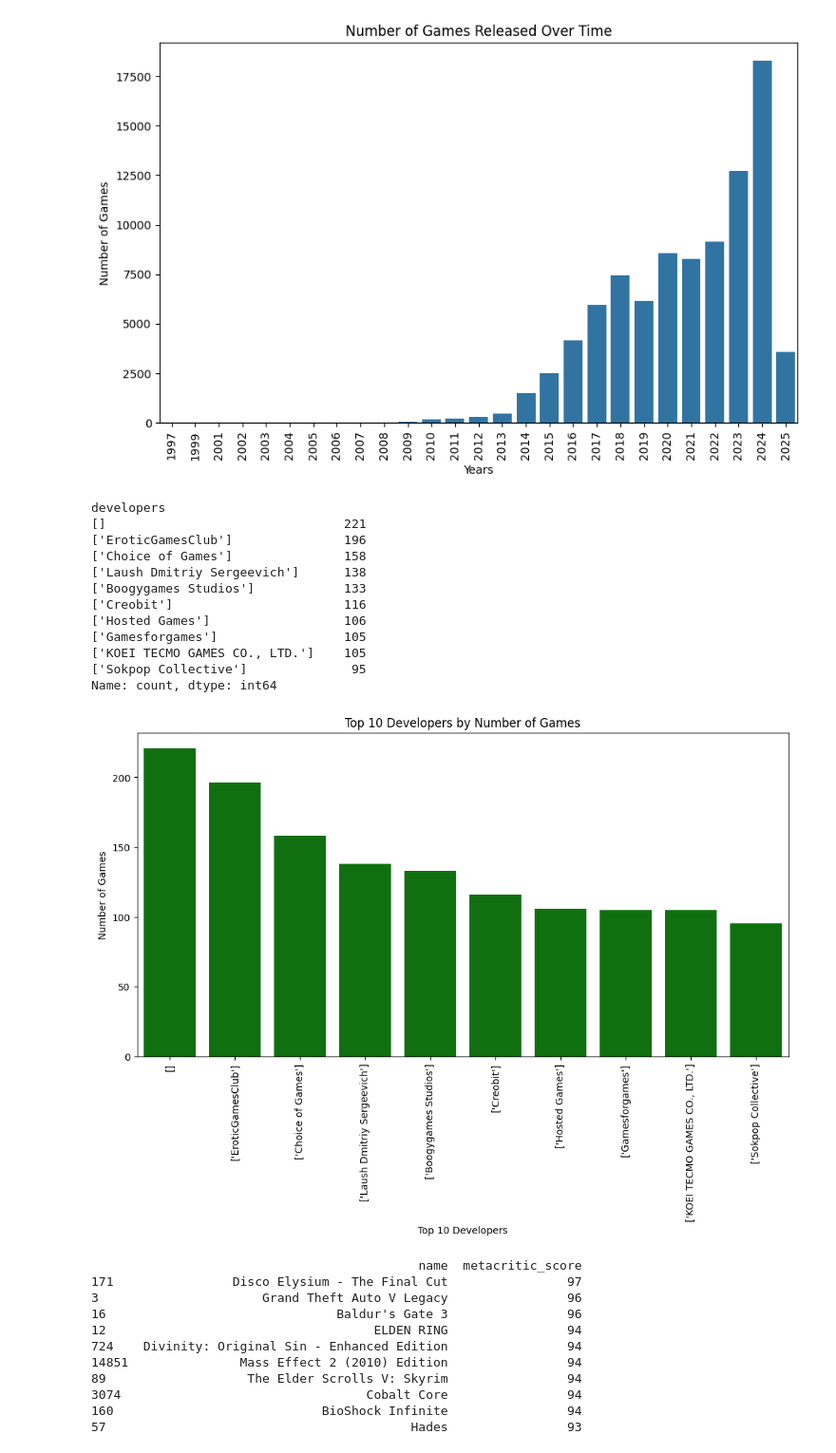
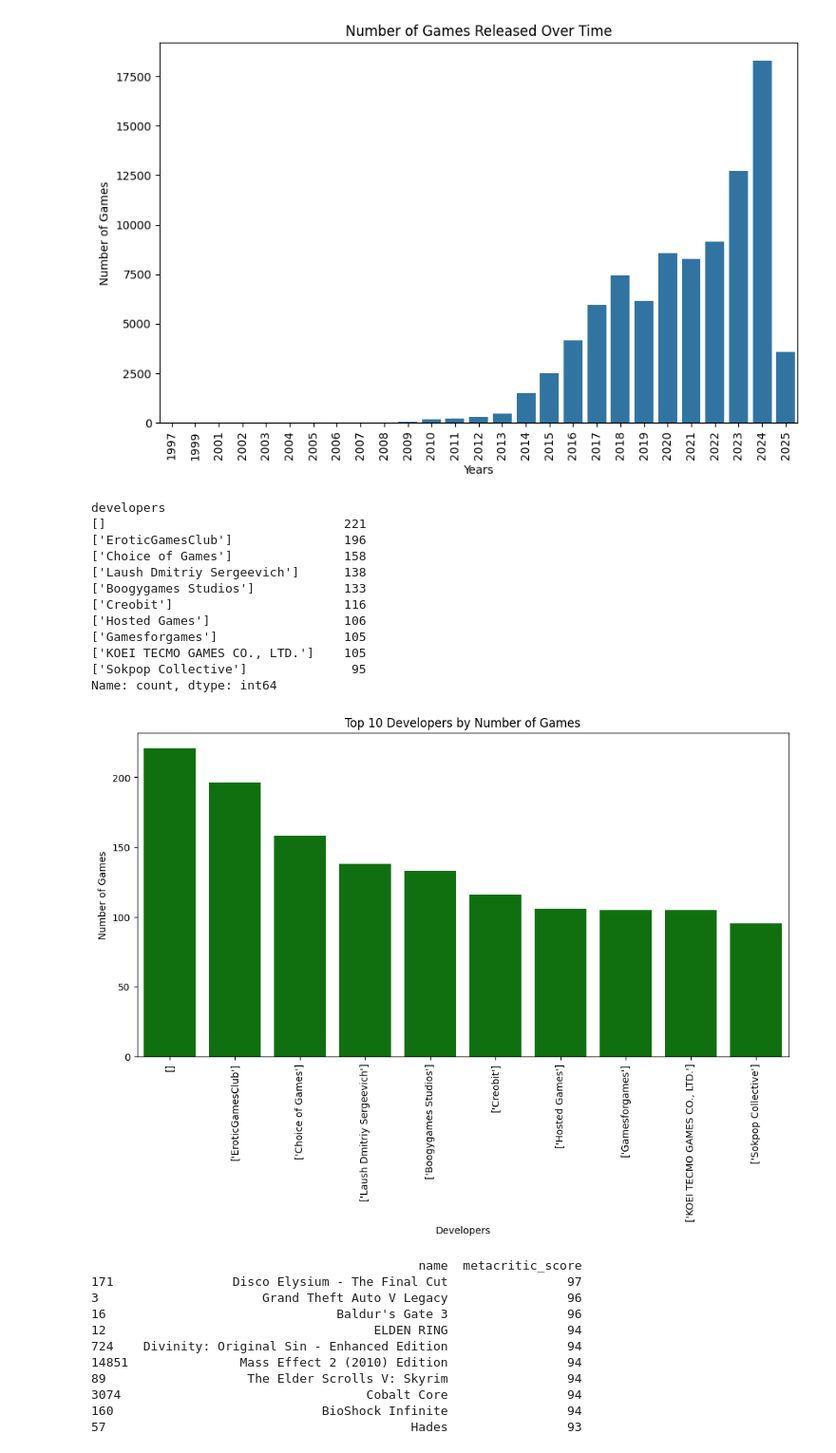
Before and after one commit to dengas/Steam-Game-Analytics, a Jupyter notebook: analysis.ipynb, the cells around one changed output. Shown: that part at 95% size. Drawn from its saved outputs; the diff is of its cells as text; code cells hidden in the pictures.

```diff
--- a/analysis.ipynb
+++ b/analysis.ipynb
@@ -99,28 +105,32 @@ plt.show()
 # %%
 # Top 10 developers by number of games
 top10_developers = df['developers'].value_counts().head(10)
 print(top10_developers)
 plt.figure(figsize=(12,6))
-sns.barplot(x=top10_developers.index, y=top10_developers.values, color='green')
+sns.barplot(
+    x=top10_developers.index,
+    y=top10_developers.values,
+    color='green'
+)
 plt.title('Top 10 Developers by Number of Games')
 plt.xlabel('Developers')
 plt.ylabel('Number of Games')
 plt.xticks(rotation=90)
 plt.show()
 # %% [output]
 developers
 []                                221
 ['EroticGamesClub']               196
 ['Choice of Games']               158
 ['Laush Dmitriy Sergeevich']      138
 ['Boogygames Studios']            133
 ['Creobit']                       116
 ['Hosted Games']                  106
 ['Gamesforgames']                 105
 ['KOEI TECMO GAMES CO., LTD.']    105
 ['Sokpop Collective']              95
 Name: count, dtype: int64
-[figure, old version]
+[figure, new version]
 # %%
 # Top 10 games rating my metacritic score
 top10_by_metacritic_score = df[['name', 'metacritic_score']].sort_values(['metacritic_score'],ascending=[False]).head(10)
```
Also changed, not shown: parts of 10 cells of this notebook, 1 other file.
